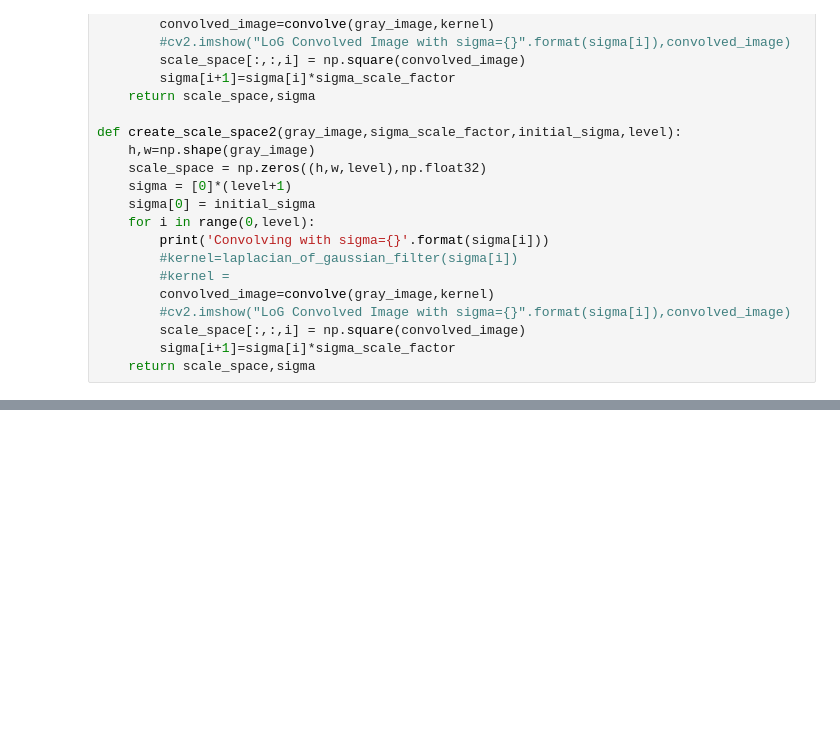
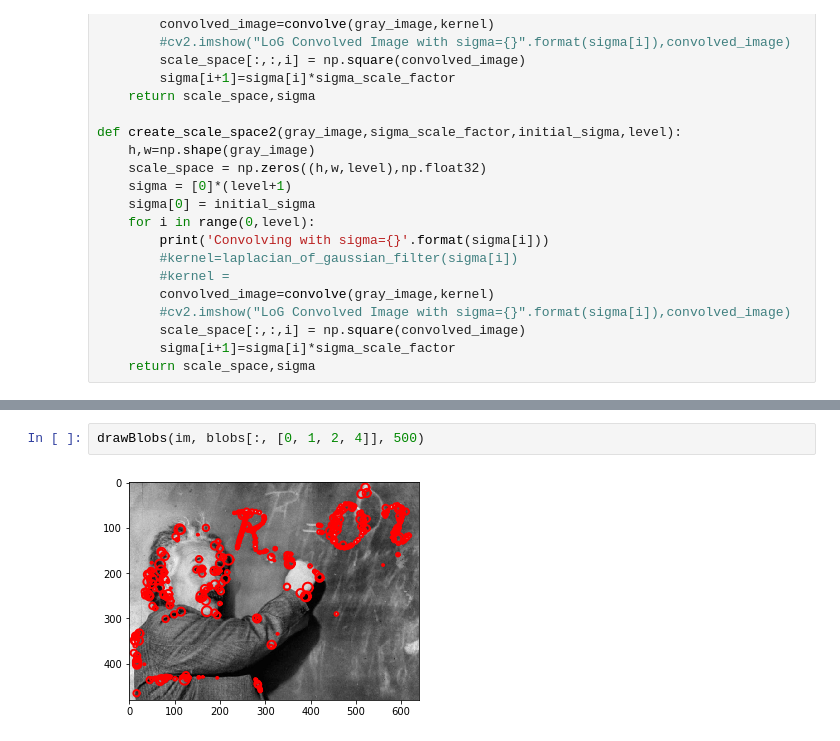
Before and after one commit to royadityak94/CVHW, a Jupyter notebook: CV/MP4/p4/code1/Blob-Detection3.ipynb, the cells around one changed output, grey strips where cells are left out. Saved outputs shown, nothing was run; the diff lists cells and outputs as text; blank space fills up the shorter version.

```diff
--- a/CV/MP4/p4/code1/Blob-Detection3.ipynb
+++ b/CV/MP4/p4/code1/Blob-Detection3.ipynb
@@ -200 +185,5 @@ for center in blob_location:
+# %%
+drawBlobs(im, blobs[:, [0, 1, 2, 4]], 500)
+# %% [output]
+[figure, added]
 # %%
```
Also changed, not shown: parts of 16 cells of this notebook, 11 other files.
